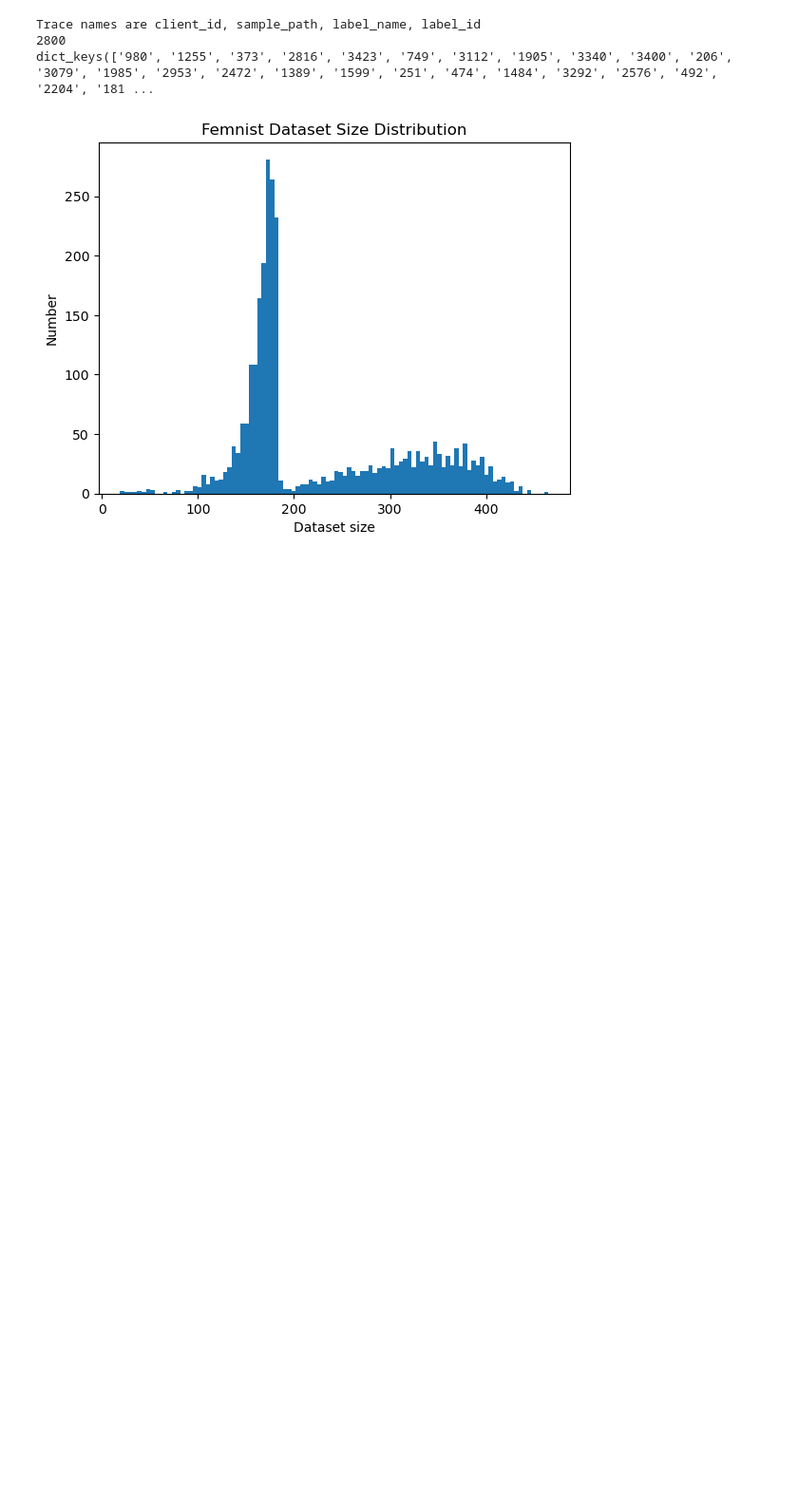
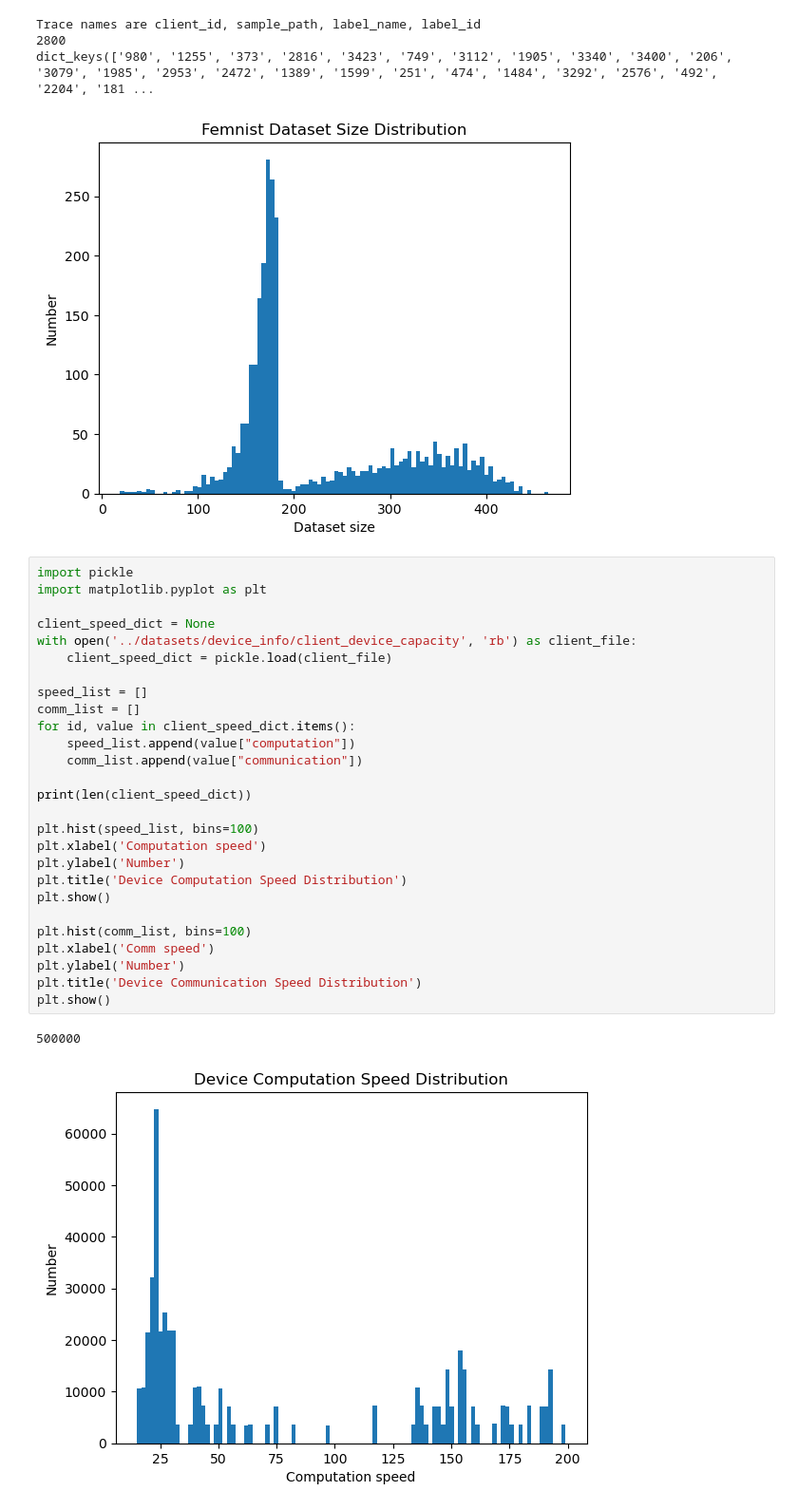
Before and after one commit to EricDinging/Propius, a Jupyter notebook: sim/parser.ipynb, the cells around one changed output. Shown at 95% size. Drawn from its saved outputs; the diff is of its cells as text; blank space fills up the shorter version.

```diff
--- a/sim/parser.ipynb
+++ b/sim/parser.ipynb
@@ -41,3 +41,33 @@ Trace names are client_id, sample_path, label_name, label_id
 2800
 dict_keys(['980', '1255', '373', '2816', '3423', '749', '3112', '1905', '3340', '3400', '206', '3079', '1985', '2953', '2472', '1389', '1599', '251', '474', '1484', '3292', '2576', '492', '2204', '181 ...
 [figure]
+# %%
+import pickle
+import matplotlib.pyplot as plt
+
+client_speed_dict = None
+with open('../datasets/device_info/client_device_capacity', 'rb') as client_file:
+    client_speed_dict = pickle.load(client_file)
+
+speed_list = []
+comm_list = []
+for id, value in client_speed_dict.items():
+    speed_list.append(value["computation"])
+    comm_list.append(value["communication"])
+
+print(len(client_speed_dict))
+
+plt.hist(speed_list, bins=100)
+plt.xlabel('Computation speed')
+plt.ylabel('Number')
+plt.title('Device Computation Speed Distribution')
+plt.show()
+
+plt.hist(comm_list, bins=100)
+plt.xlabel('Comm speed')
+plt.ylabel('Number')
+plt.title('Device Communication Speed Distribution')
+plt.show()
+# %% [output]
+500000
+[figure, added]
```
Also changed, not shown: parts of 1 cell of this notebook, 2 other files.
